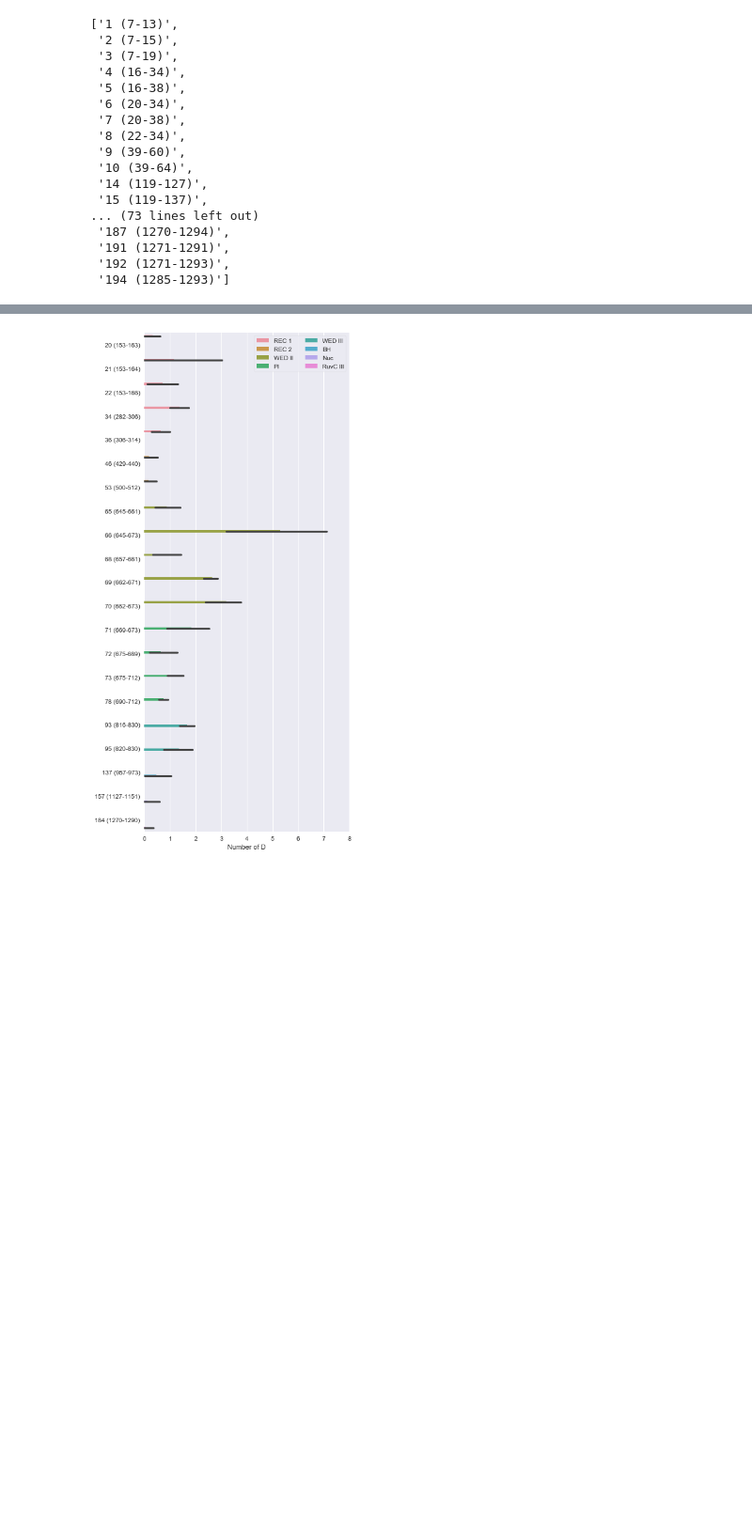
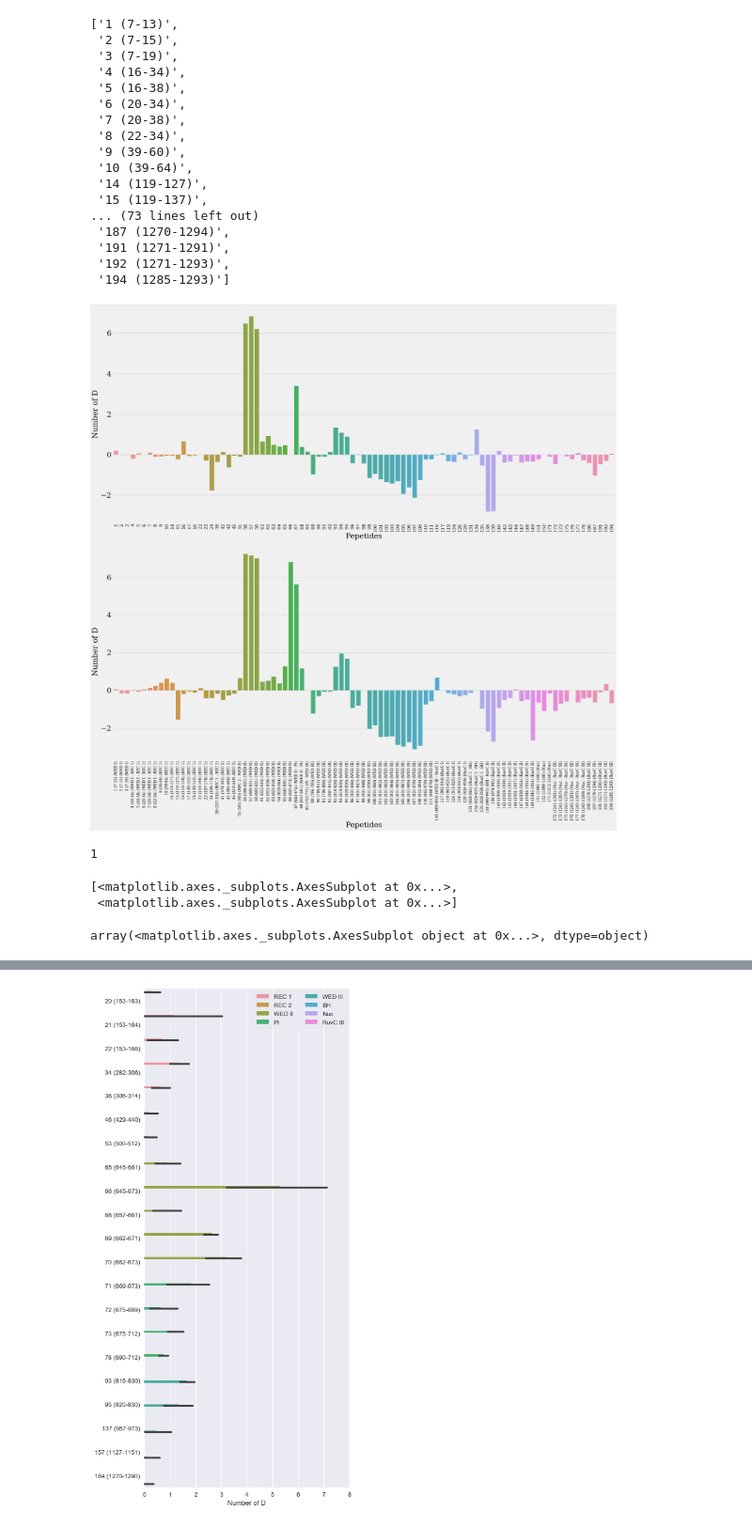
Before and after one commit to zahid1202/Mass-Spec-Data-Plotting, a Jupyter notebook: HDX_CRISPR_Cas12a_plot.ipynb, the cells around one changed output, grey strips where cells are left out. Shown at 94% size. Cells and saved outputs as stored; diff of their text form; code cells hidden in the pictures; blank space fills up the shorter version.

```diff
--- a/HDX_CRISPR_Cas12a_plot.ipynb
+++ b/HDX_CRISPR_Cas12a_plot.ipynb
@@ -970,7 +970,6 @@ idx
  '192 (1271-1293)',
  '194 (1285-1293)']
 # %%
-
 def barplots( fd, pep_idx, time_points = None, dstate=("Apo", "Binary"), plot_style = 'fivethirtyeight' ):
     """
     This function will plot D uptake for a set of peptides over time.
@@ -986,14 +985,19 @@ def barplots( fd, pep_idx, time_points = None, dstate=("Apo", "Binary"), plot_st
     plt.figure(figsize =(18,14))
 
     for idx, tm in enumerate(time_points):
-        plt.subplot(len(time_points),1, idx+1)
+        fig = plt.subplot(len(time_points),1, idx+1)
+
         br = sns.barplot(x ="idxdmn", y=y, data =data[data['Deut Time (sec)'] == tm], label = tm)
         br.legend(loc= "upper right", frameon=False,fontsize=15)
         br.set(ylim=(0, 10), xlabel="Pepetides", ylabel = "Number of D")
+        tick_labels=data[data['Deut Time (sec)'] == tm].idxdmn.tolist()
+        nticks = range(len(data[data['Deut Time (sec)'] == tm].idxdmn))
+        font = {'family': 'serif','color':  'black', 'weight': 'normal','size': 12}
+        br.set_xticks(nticks)
+        br.set_xticklabels(tick_labels,rotation=90, fontdict = font, ha ="center")
 
-        tick_labels=data.idxdmn.tolist()
-        nticks = range(len(data.idxdmn))
-        font = {'family': 'serif','color':  'black', 'weight': 'normal','size': 12}
-        #br.set_xticks(nticks)
-        br.set_xticklabels(tick_labels,rotation=90, fontdict = font, ha ="center")
+    axes = np.array(fig.axes)
+
     plt.tight_layout()
+
+    return plt.gcf(), axes
@@ -999,0 +1048,14 @@ def barplots( fd, pep_idx, time_points = None, dstate=("Apo", "Binary"), plot_st
+# %%
+fig, axes = barplots(fd, idx, time_points =[120,1800],  dstate=("Binary", "Ternary"), plot_style = 'fivethirtyeight' )
+# %% [output]
+[figure, added]
+# %%
+time_points =[120,1800]
+range(len(time_points))[-1]
+# %% [output]
+1
+# %%
+axes
+# %% [output]
+[<matplotlib.axes._subplots.AxesSubplot at 0x...>,
+ <matplotlib.axes._subplots.AxesSubplot at 0x...>]
@@ -1000,3 +1105,7 @@ def barplots( fd, pep_idx, time_points = None, dstate=("Apo", "Binary"), plot_st
+# %%
+allaxes
+# %% [output]
+array(<matplotlib.axes._subplots.AxesSubplot object at 0x...>, dtype=object)
 # %%
 barplots(fd, idx, time_points =[120,1800],  dstate=("Apo", "Binary"), plot_style = 'fivethirtyeight' )
 # %% [output]
```
Also changed, not shown: parts of 5 cells of this notebook.
